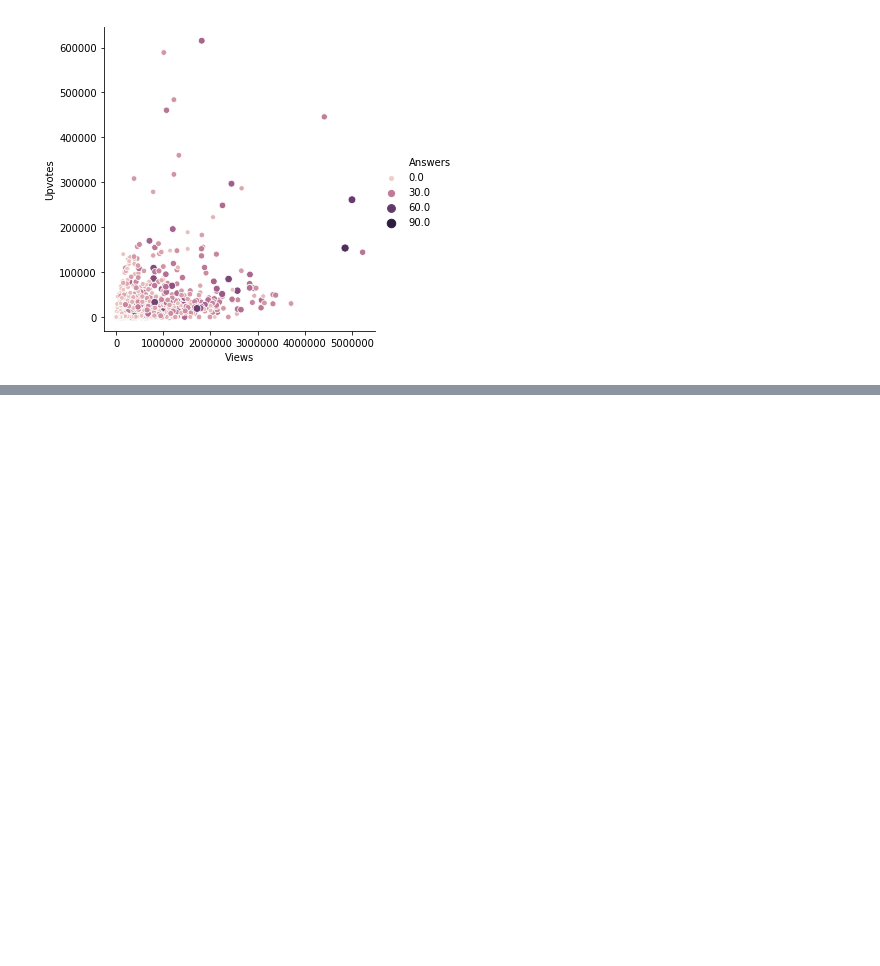
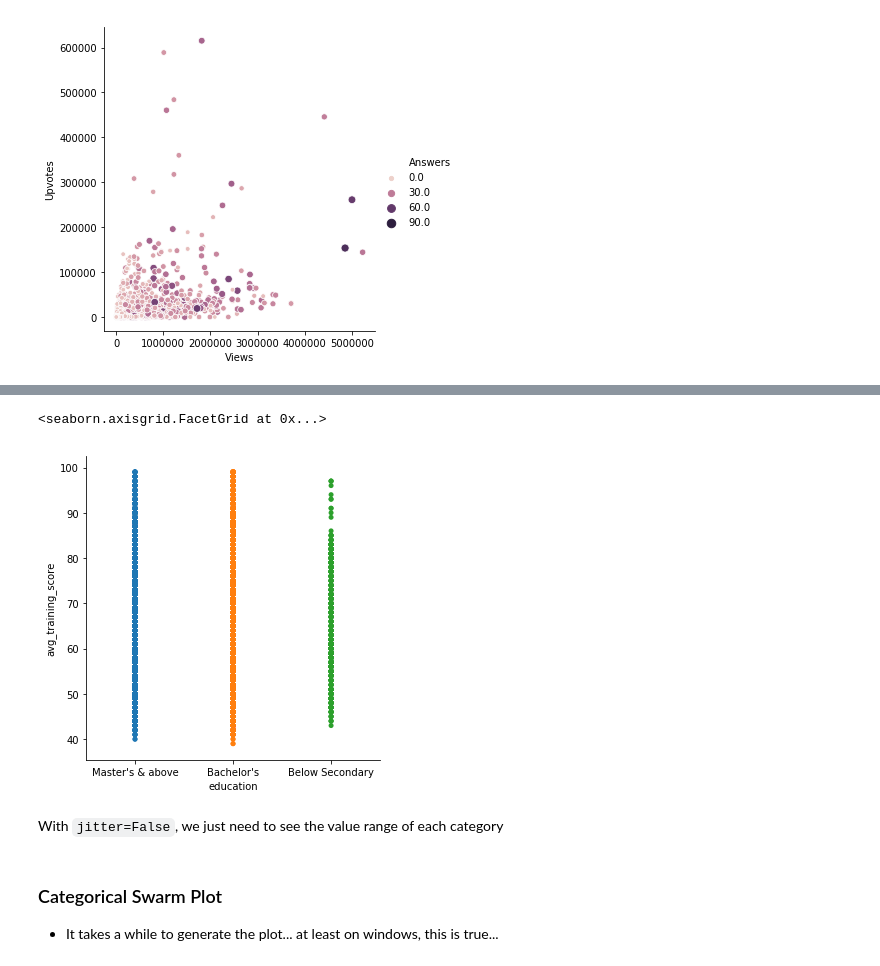
Before and after one commit to hanhanwu/Basic_But_Useful, a Jupyter notebook: visualization_seaborn.ipynb, the cells around one changed output, grey strips where cells are left out. Saved outputs shown, nothing was run; the diff lists cells and outputs as text; code cells hidden in the pictures; blank space fills up the shorter version.

```diff
--- a/visualization_seaborn.ipynb
+++ b/visualization_seaborn.ipynb
@@ -84,0 +93,11 @@ sns.relplot(x="Views", y="Upvotes", hue="Answers", size="Answers", data = df2)
+# %%
+sns.catplot(x="education", y="avg_training_score",jitter=False, data=df1)
+# %% [output]
+<seaborn.axisgrid.FacetGrid at 0x...>
+[figure, added]
+# %% [markdown]
+With `jitter=False`, we just need to see the value range of each category
+# %% [markdown]
+### Categorical Swarm Plot
+
+* It takes a while to generate the plot... at least on windows, this is true...
```
Also changed, not shown: parts of 5 cells of this notebook.
